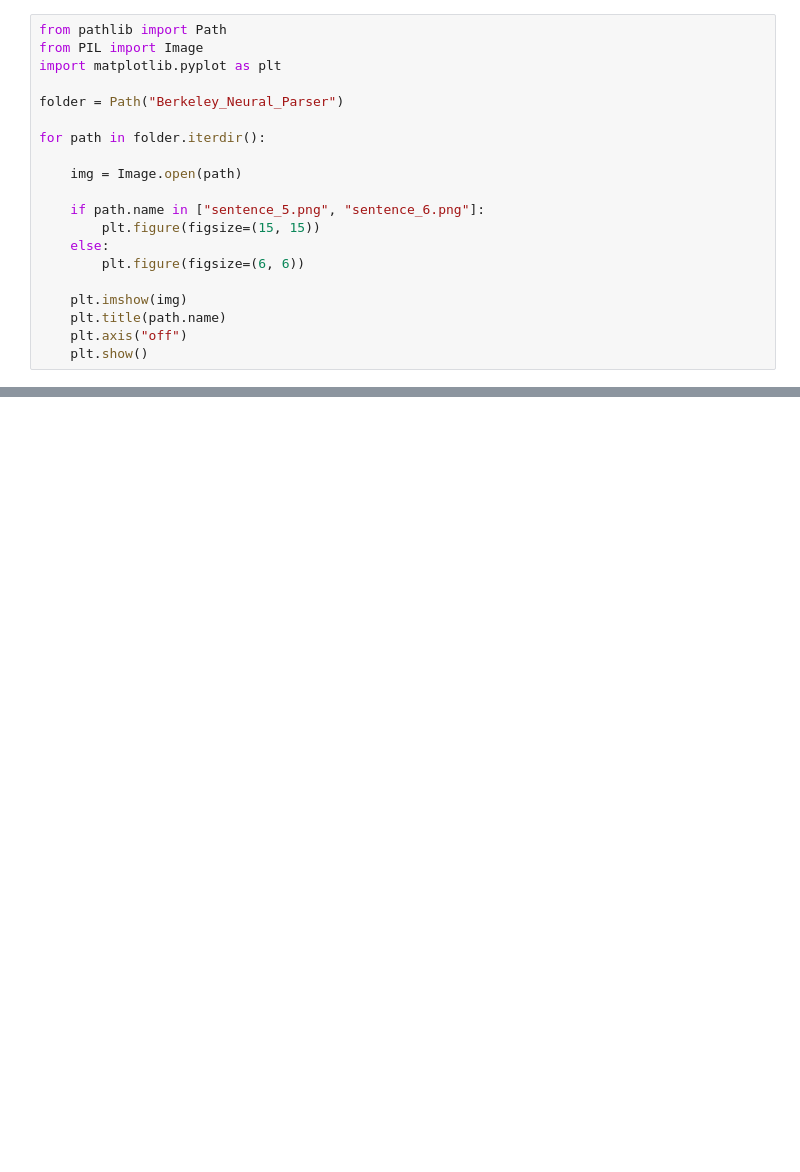
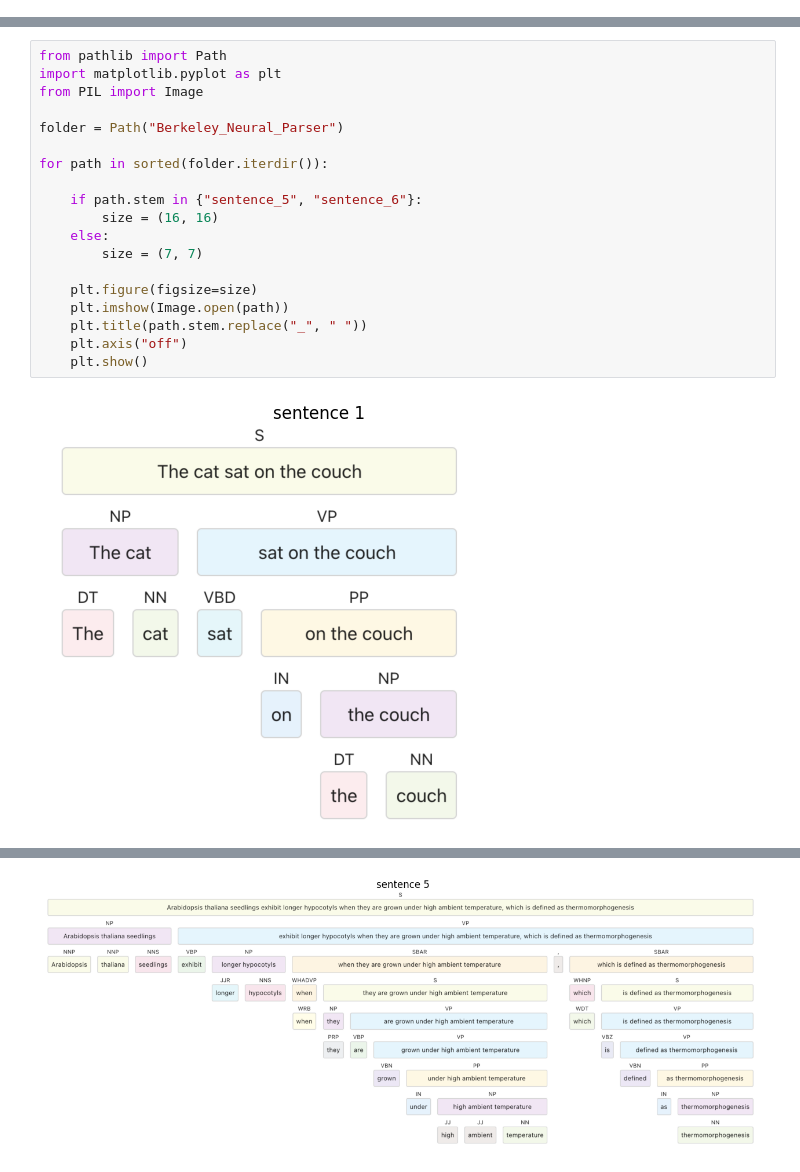
Before and after one commit to fserracrespi/Workshop_1_NLP_Today, a Jupyter notebook: main.ipynb, the cells around one changed output, grey strips where cells are left out. Saved outputs shown, nothing was run; the diff lists cells and outputs as text; blank space fills up the shorter version.

```diff
--- a/main.ipynb
+++ b/main.ipynb
@@ -327,20 +0,0 @@ sci_sm_results
-# %%
-from pathlib import Path
-from PIL import Image
-import matplotlib.pyplot as plt
-
-folder = Path("Berkeley_Neural_Parser")
-
-for path in folder.iterdir():
-
-    img = Image.open(path)
-
-    if path.name in ["sentence_5.png", "sentence_6.png"]:
-        plt.figure(figsize=(15, 15))
-    else:
-        plt.figure(figsize=(6, 6))
-
-    plt.imshow(img)
-    plt.title(path.name)
-    plt.axis("off")
-    plt.show()
@@ -353,0 +538,21 @@ for path in folder.iterdir():
+# %%
+from pathlib import Path
+import matplotlib.pyplot as plt
+from PIL import Image
+
+folder = Path("Berkeley_Neural_Parser")
+
+for path in sorted(folder.iterdir()):
+
+    if path.stem in {"sentence_5", "sentence_6"}:
+        size = (16, 16)
+    else:
+        size = (7, 7)
+
+    plt.figure(figsize=size)
+    plt.imshow(Image.open(path))
+    plt.title(path.stem.replace("_", " "))
+    plt.axis("off")
+    plt.show()
+# %% [output]
+[figure, added]
@@ -353,0 +562 @@ for path in folder.iterdir():
+[figure, added]
```
Also changed, not shown: parts of 43 cells of this notebook, 2 other files.
